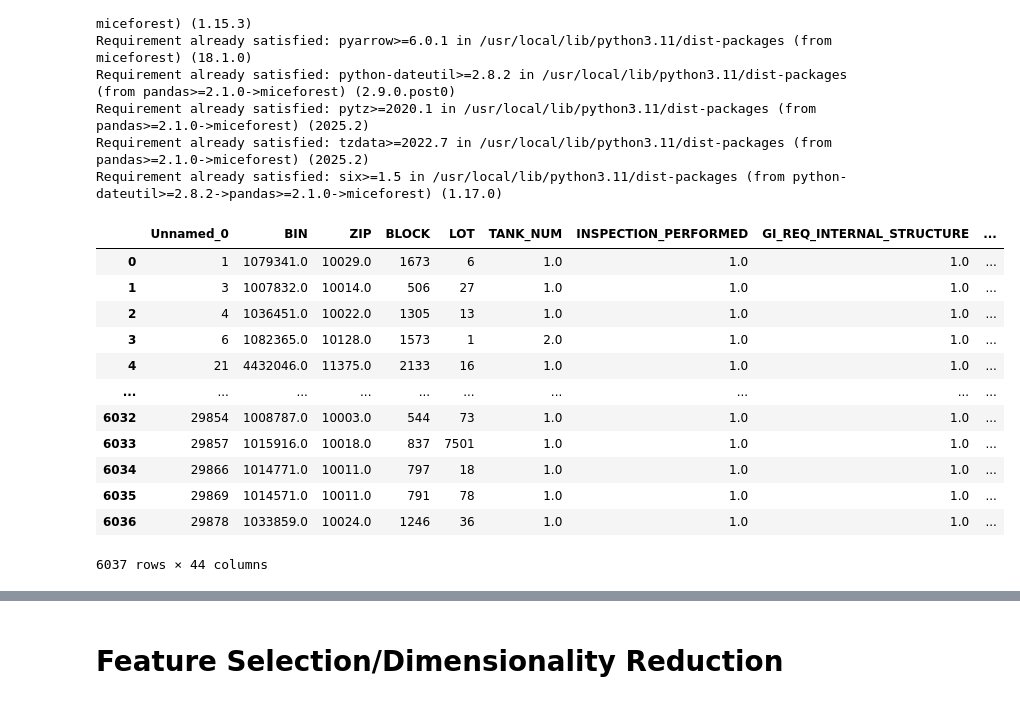
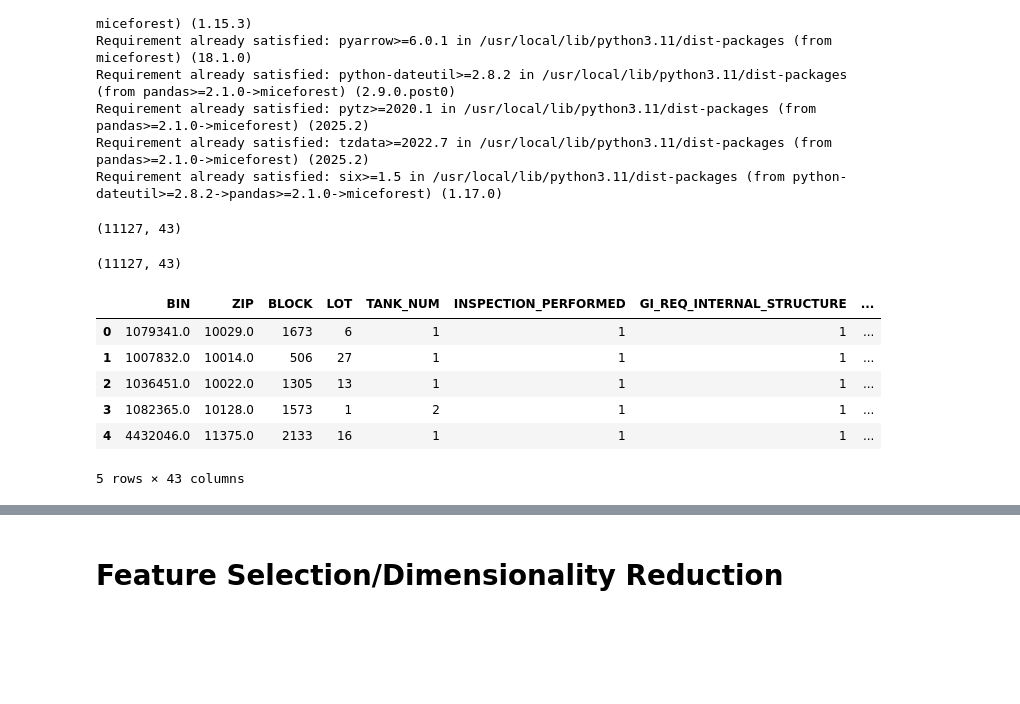
Before and after one commit to OffensiveGeneric/447FinalProj, a Jupyter notebook: data_explore.ipynb, the cells around one changed output, grey strips where cells are left out. Cells and saved outputs as stored; diff of their text form; code cells hidden in the pictures; blank space fills up the shorter version.

```diff
--- a/data_explore.ipynb
+++ b/data_explore.ipynb
@@ -234,20 +223,0 @@ plt.show()
-# %%
-df["MEET_STANDARDS"] = pd.to_numeric(df["MEET_STANDARDS"], errors="coerce")
-df["COLIFORM"] = pd.to_numeric(df["COLIFORM"], errors="coerce")
-df["ECOLI"] = pd.to_numeric(df["ECOLI"], errors="coerce")
-
-
-water_params = ["MEET_STANDARDS", "COLIFORM", "ECOLI"]
-heatmap_data = df.groupby("BOROUGH")[water_params].mean()
-
-plt.figure(figsize=(10, 8))
-sns.heatmap(
-    heatmap_data,
-    annot=True,
-    cmap="YlGnBu",
-    fmt=".2f",
-    cbar_kws={"label": "Average Value"},
-)
-plt.title("Water Quality Parameters by Borough")
-plt.tight_layout()
-plt.show()
@@ -256,4 +223,0 @@ plt.show()
-# %%
-df["YEAR"] = pd.to_datetime(df["BATCH_DATE"]).dt.year
-
-print("Unique Years in Dataset", df["YEAR"].unique())
@@ -486,2 +346,5 @@ Number of unique inspection firms: 538
 # %%
-df_preprocess.drop(["HOUSE_NUM", "STREET_NAME", "CONFIRMATION_NUM", "INSPECTION_BY_FIRM", "REPORTING_YEAR", "LAB_NAME", "INSPECTION_DATE", "BATCH_DATE", "NTA"], axis=1, inplace=True)
+df_preprocess.drop(["HOUSE_NUM", "STREET_NAME", "CONFIRMATION_NUM",
+                    "INSPECTION_BY_FIRM", "REPORTING_YEAR", "LAB_NAME",
+                    "INSPECTION_DATE", "BATCH_DATE", "NTA", "Unnamed: 0"],
+                   axis=1, inplace=True)
@@ -492,7 +357,7 @@ from sklearn.preprocessing import OneHotEncoder
 
 categorical_columns = ['BOROUGH']
 encoder = OneHotEncoder(sparse_output=False, drop="first", handle_unknown="ignore")
-encoded_columns = encoder.fit_transform(df_preprocess[["BOROUGH"]])
+encoded_columns = encoder.fit_transform(df_preprocess[categorical_columns])
 # %%
 encoded_train = pd.DataFrame(
     encoder.transform(df_preprocess[categorical_columns]),
@@ -635,6 +492,11 @@ Requirement already satisfied: python-dateutil>=2.8.2 in /usr/local/lib/python3.
 Requirement already satisfied: pytz>=2020.1 in /usr/local/lib/python3.11/dist-packages (from pandas>=2.1.0->miceforest) (2025.2)
 Requirement already satisfied: tzdata>=2022.7 in /usr/local/lib/python3.11/dist-packages (from pandas>=2.1.0->miceforest) (2025.2)
 Requirement already satisfied: six>=1.5 in /usr/local/lib/python3.11/dist-packages (from python-dateutil>=2.8.2->pandas>=2.1.0->miceforest) (1.17.0)
+# %%
+df_clone = df_preprocess.copy()
+df_clone.shape
+# %% [output]
+(11127, 43)
 # %%
 from miceforest import ImputationKernel
 
@@ -644,20 +506,16 @@ kernel = ImputationKernel(data=df_clone, random_state=420)
 kernel.mice(2)
 df_imputed = kernel.complete_data()
 # %%
-df_imputed
+print(df_imputed.shape)
+df_imputed.head()
 # %% [output]
+(11127, 43)
-|  | Unnamed_0 | BIN | ZIP | BLOCK | LOT | TANK_NUM | INSPECTION_PERFORMED | GI_REQ_INTERNAL_STRUCTURE | ... |
-| 0 | 1 | 1079341.0 | 10029.0 | 1673 | 6 | 1.0 | 1.0 | 1.0 | ... |
-| 1 | 3 | 1007832.0 | 10014.0 | 506 | 27 | 1.0 | 1.0 | 1.0 | ... |
-| 2 | 4 | 1036451.0 | 10022.0 | 1305 | 13 | 1.0 | 1.0 | 1.0 | ... |
-| 3 | 6 | 1082365.0 | 10128.0 | 1573 | 1 | 2.0 | 1.0 | 1.0 | ... |
-| 4 | 21 | 4432046.0 | 11375.0 | 2133 | 16 | 1.0 | 1.0 | 1.0 | ... |
-| ... | ... | ... | ... | ... | ... | ... | ... | ... | ... |
-| 6032 | 29854 | 1008787.0 | 10003.0 | 544 | 73 | 1.0 | 1.0 | 1.0 | ... |
-| 6033 | 29857 | 1015916.0 | 10018.0 | 837 | 7501 | 1.0 | 1.0 | 1.0 | ... |
-| 6034 | 29866 | 1014771.0 | 10011.0 | 797 | 18 | 1.0 | 1.0 | 1.0 | ... |
-| 6035 | 29869 | 1014571.0 | 10011.0 | 791 | 78 | 1.0 | 1.0 | 1.0 | ... |
-| 6036 | 29878 | 1033859.0 | 10024.0 | 1246 | 36 | 1.0 | 1.0 | 1.0 | ... |
+|  | BIN | ZIP | BLOCK | LOT | TANK_NUM | INSPECTION_PERFORMED | GI_REQ_INTERNAL_STRUCTURE | ... |
+| 0 | 1079341.0 | 10029.0 | 1673 | 6 | 1 | 1 | 1 | ... |
+| 1 | 1007832.0 | 10014.0 | 506 | 27 | 1 | 1 | 1 | ... |
+| 2 | 1036451.0 | 10022.0 | 1305 | 13 | 1 | 1 | 1 | ... |
+| 3 | 1082365.0 | 10128.0 | 1573 | 1 | 2 | 1 | 1 | ... |
+| 4 | 4432046.0 | 11375.0 | 2133 | 16 | 1 | 1 | 1 | ... |
-6037 rows × 44 columns
+5 rows × 43 columns
 # %%
 df = df_imputed
```
Also changed, not shown: parts of 86 cells of this notebook.
